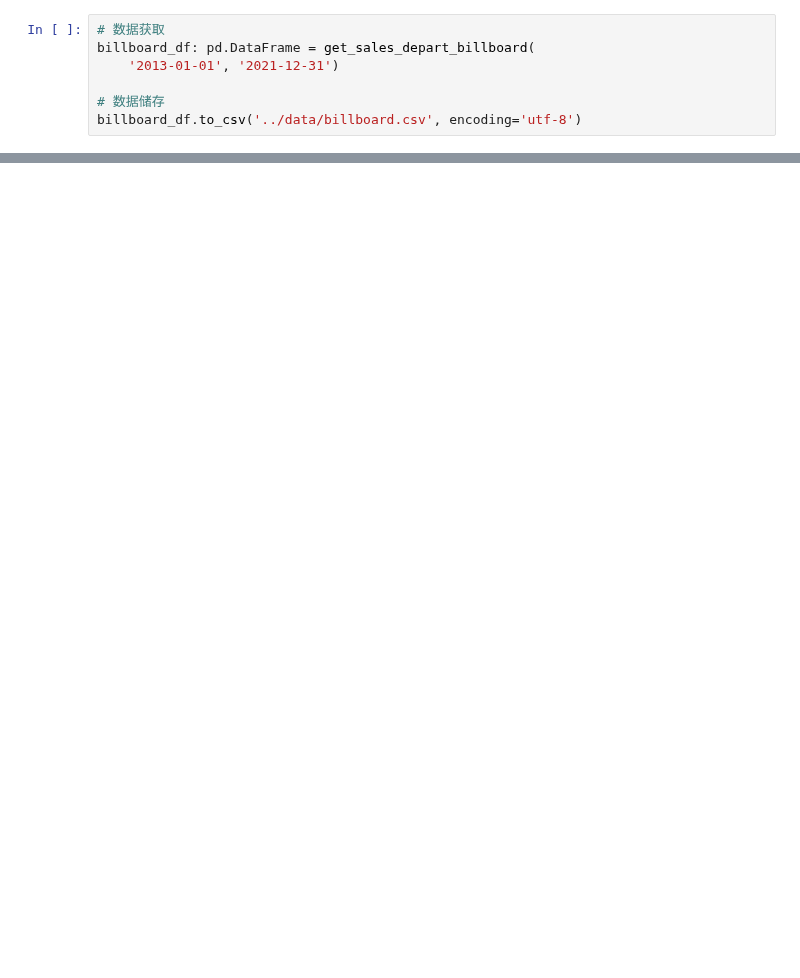
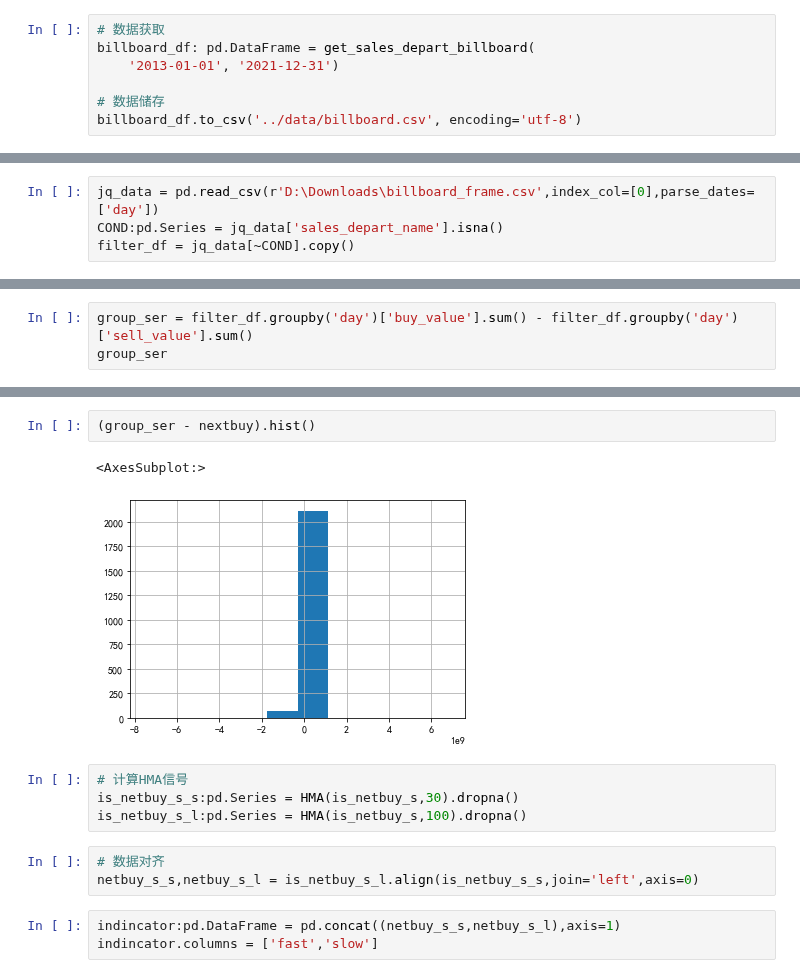
Before and after one commit to hugo2046/QuantsPlaybook, a Jupyter notebook: C-择时类/特征分布建模择时/特征分布择时.ipynb, the cells around one changed output, grey strips where cells are left out. Saved outputs shown, nothing was run; the diff lists cells and outputs as text; blank space fills up the shorter version.

```diff
--- a/C-择时类/特征分布建模择时/特征分布择时.ipynb
+++ b/C-择时类/特征分布建模择时/特征分布择时.ipynb
@@ -38,0 +126,4 @@ billboard_df
+# %%
+jq_data = pd.read_csv(r'D:\Downloads\billboard_frame.csv',index_col=[0],parse_dates=['day'])
+COND:pd.Series = jq_data['sales_depart_name'].isna()
+filter_df = jq_data[~COND].copy()
@@ -38,0 +139,3 @@ billboard_df
+# %%
+group_ser = filter_df.groupby('day')['buy_value'].sum() - filter_df.groupby('day')['sell_value'].sum()
+group_ser
@@ -38,0 +156,15 @@ billboard_df
+# %%
+(group_ser - nextbuy).hist()
+# %% [output]
+<AxesSubplot:>
+[figure, added]
+# %%
+# 计算HMA信号
+is_netbuy_s_s:pd.Series = HMA(is_netbuy_s,30).dropna()
+is_netbuy_s_l:pd.Series = HMA(is_netbuy_s,100).dropna()
+# %%
+# 数据对齐
+netbuy_s_s,netbuy_s_l = is_netbuy_s_l.align(is_netbuy_s_s,join='left',axis=0)
+# %%
+indincator:pd.DataFrame = pd.concat((netbuy_s_s,netbuy_s_l),axis=1)
+indincator.columns = ['fast','slow']
```
Also changed, not shown: parts of 33 cells of this notebook, 7 other files.
